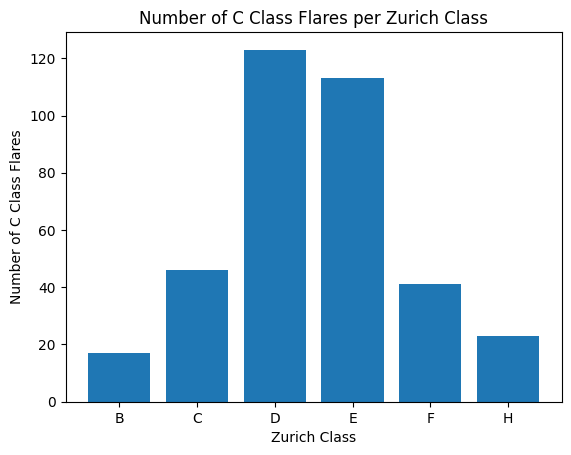
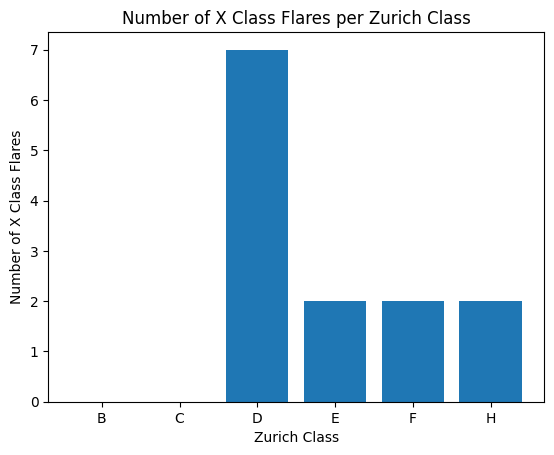
The notebook cell's code change between the first figure and the second:
--- before
+++ after
@@ -1,6 +1,6 @@
-z_v_c_class_counts = df.groupby("zurich_class")["c_class_flares"].sum()
-plt.bar(z_v_c_class_counts.index, z_v_c_class_counts.values)
-plt.title("Number of C Class Flares per Zurich Class")
+z_v_x_class_counts = df.groupby("zurich_class")["x_class_flares"].sum()
+plt.bar(z_v_x_class_counts.index, z_v_x_class_counts.values)
+plt.title("Number of X Class Flares per Zurich Class")
 plt.xlabel("Zurich Class")
-plt.ylabel("Number of C Class Flares")
+plt.ylabel("Number of X Class Flares")
 plt.show()

Commit: I finished all of the comparisons between Z class and flares, the D class sunspots give off the most flares. My TA said that I should make a different type of visualization, aka have variance in my visualizations. I will tackle that goal tmrw.